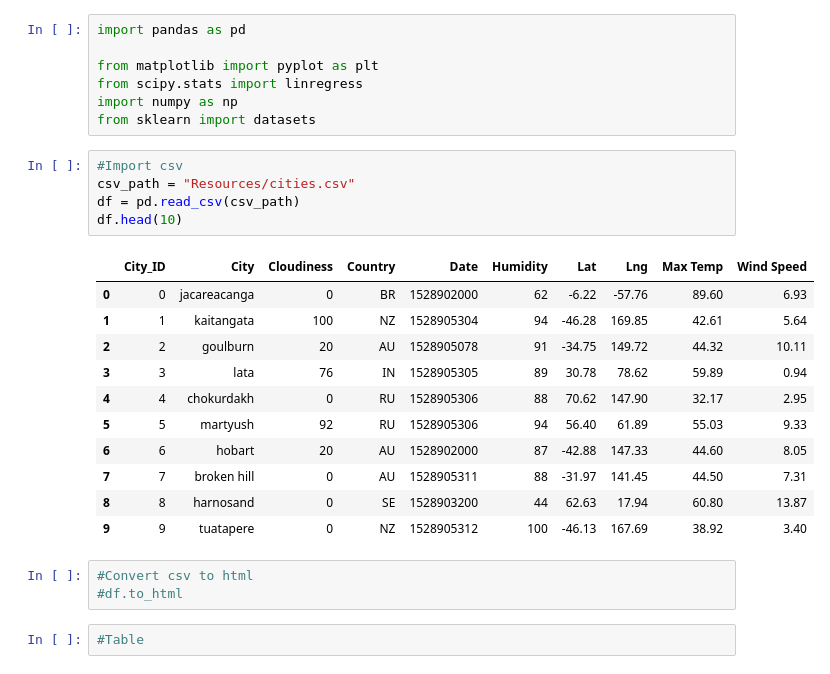
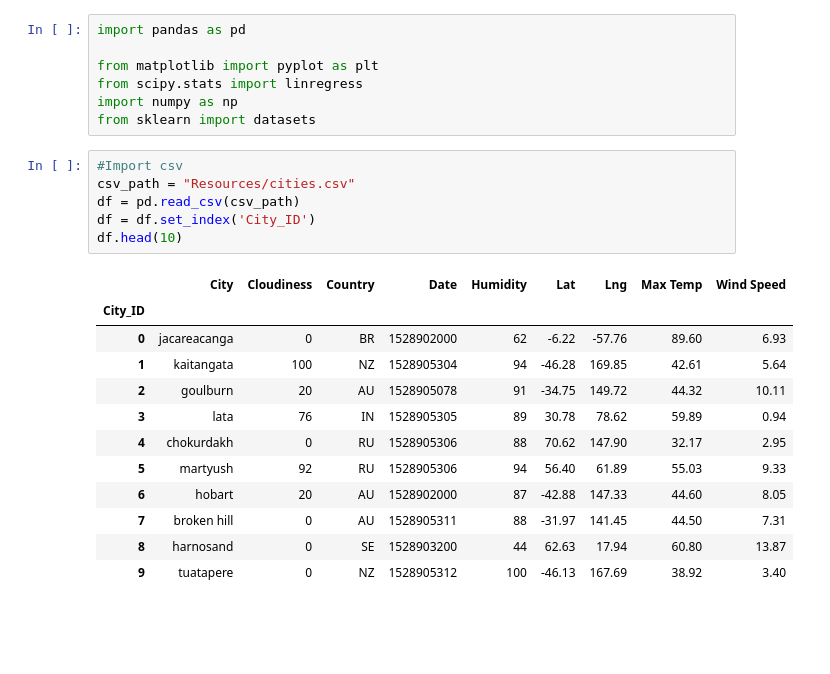
Before and after one commit to TempestCampbell/Web-Design-Challenge, a Jupyter notebook: WeatherTablesAndGraphs.ipynb, the cells around one changed output. Saved outputs shown, nothing was run; the diff lists cells and outputs as text; blank space fills up the shorter version.

```diff
--- a/WeatherTablesAndGraphs.ipynb
+++ b/WeatherTablesAndGraphs.ipynb
@@ -8,22 +8,19 @@ from sklearn import datasets
 # %%
 #Import csv
 csv_path = "Resources/cities.csv"
 df = pd.read_csv(csv_path)
+df = df.set_index('City_ID')
 df.head(10)
 # %% [output]
-|  | City_ID | City | Cloudiness | Country | Date | Humidity | Lat | Lng | Max Temp | Wind Speed |
-| 0 | 0 | jacareacanga | 0 | BR | 1528902000 | 62 | -6.22 | -57.76 | 89.60 | 6.93 |
-| 1 | 1 | kaitangata | 100 | NZ | 1528905304 | 94 | -46.28 | 169.85 | 42.61 | 5.64 |
-| 2 | 2 | goulburn | 20 | AU | 1528905078 | 91 | -34.75 | 149.72 | 44.32 | 10.11 |
-| 3 | 3 | lata | 76 | IN | 1528905305 | 89 | 30.78 | 78.62 | 59.89 | 0.94 |
-| 4 | 4 | chokurdakh | 0 | RU | 1528905306 | 88 | 70.62 | 147.90 | 32.17 | 2.95 |
-| 5 | 5 | martyush | 92 | RU | 1528905306 | 94 | 56.40 | 61.89 | 55.03 | 9.33 |
-| 6 | 6 | hobart | 20 | AU | 1528902000 | 87 | -42.88 | 147.33 | 44.60 | 8.05 |
-| 7 | 7 | broken hill | 0 | AU | 1528905311 | 88 | -31.97 | 141.45 | 44.50 | 7.31 |
-| 8 | 8 | harnosand | 0 | SE | 1528903200 | 44 | 62.63 | 17.94 | 60.80 | 13.87 |
-| 9 | 9 | tuatapere | 0 | NZ | 1528905312 | 100 | -46.13 | 167.69 | 38.92 | 3.40 |
+|  | City | Cloudiness | Country | Date | Humidity | Lat | Lng | Max Temp | Wind Speed |
+| City_ID |  |  |  |  |  |  |  |  |  |
+| 0 | jacareacanga | 0 | BR | 1528902000 | 62 | -6.22 | -57.76 | 89.60 | 6.93 |
+| 1 | kaitangata | 100 | NZ | 1528905304 | 94 | -46.28 | 169.85 | 42.61 | 5.64 |
+| 2 | goulburn | 20 | AU | 1528905078 | 91 | -34.75 | 149.72 | 44.32 | 10.11 |
+| 3 | lata | 76 | IN | 1528905305 | 89 | 30.78 | 78.62 | 59.89 | 0.94 |
+| 4 | chokurdakh | 0 | RU | 1528905306 | 88 | 70.62 | 147.90 | 32.17 | 2.95 |
+| 5 | martyush | 92 | RU | 1528905306 | 94 | 56.40 | 61.89 | 55.03 | 9.33 |
+| 6 | hobart | 20 | AU | 1528902000 | 87 | -42.88 | 147.33 | 44.60 | 8.05 |
+| 7 | broken hill | 0 | AU | 1528905311 | 88 | -31.97 | 141.45 | 44.50 | 7.31 |
+| 8 | harnosand | 0 | SE | 1528903200 | 44 | 62.63 | 17.94 | 60.80 | 13.87 |
+| 9 | tuatapere | 0 | NZ | 1528905312 | 100 | -46.13 | 167.69 | 38.92 | 3.40 |
-# %%
-#Convert csv to html
-#df.to_html
-# %%
-#Table
```
Also changed, not shown: parts of 6 cells of this notebook, 2 other files.
